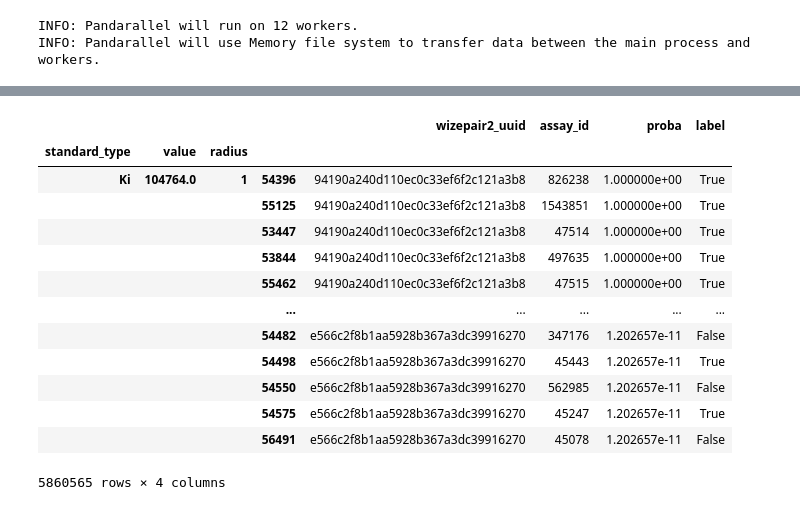
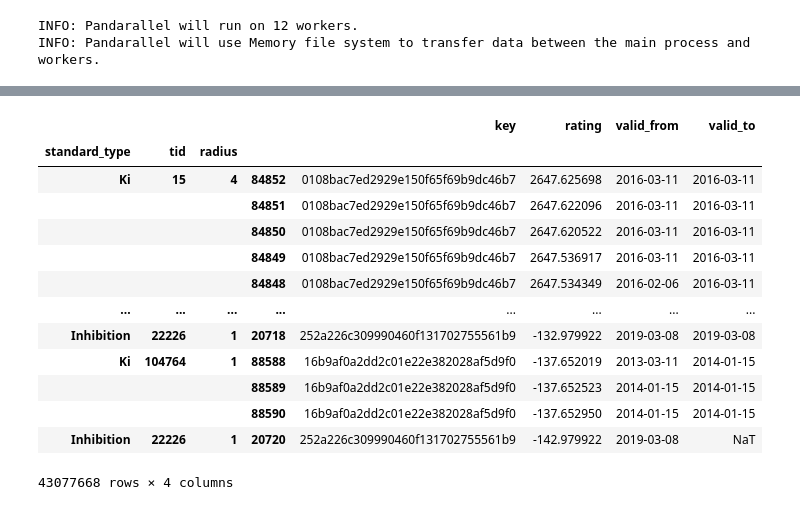
Before and after one commit to warner121/wizepair2, a Jupyter notebook: notebooks/skelo.ipynb, the cells around one changed output, grey strips where cells are left out. Saved outputs shown, nothing was run; the diff lists cells and outputs as text; code cells hidden in the pictures.

```diff
--- a/notebooks/skelo.ipynb
+++ b/notebooks/skelo.ipynb
@@ -41,7 +40,0 @@ pd.DataFrame(pd.concat([df.molregno_1, df.molregno_2]).unique()).reset_index()
-# %%
-s = pd.concat([df.molregno_1, df.molregno_2]).unique()
-np.random.shuffle(s)
-s = pd.Series(range(len(s)), index=s).rename('molregno_1_idx')
-df = df.join(s, on='molregno_1')
-s.rename('molregno_2_idx', inplace=True)
-df = df.join(s, on='molregno_2')
@@ -66,3 +40,0 @@ df_melt[df_melt.assay_id==df_melt.assay_id.sample(1).squeeze()]
-# %%
-df.drop(['tid_1', 'tid_2', 'tid_3', 'tid_4'], axis=1, inplace=True)
-df.drop_duplicates(inplace=True)
@@ -136,26 +63,0 @@ Name: mean_test_score, dtype: float64
-# %%
-def elo(df):
-
-    # create a table where winner / loser is defined
-    df_train = df[df.standard_change.isin(['increase', 'decrease'])].copy(deep=True)
-    if df_train.empty: return None
-    df_train['label'] = df_train.standard_change=='increase'
-
-    # use index as timeseries
-    df_train['timestamp'] = df_train[['molregno_1_idx', 'molregno_2_idx']].max(axis=1)
-    df_train.sort_values('timestamp', inplace=True)
-    df_train.reset_index(inplace=True)
-
-    # fit model
-    model = EloEstimator(
-        key1_field="fragment_md5_1",
-        key2_field="fragment_md5_2",
-        timestamp_field="timestamp",
-        initial_time=0,
-        default_k=60
-    ).fit(df_train, df_train.label)
-
-    # return proba
-    df_train['proba'] = model.transform(df_train, output_type='prob', strict_past_data=True)
-    try: return df_train[['wizepair2_uuid', 'assay_id', 'proba', 'label']]
-    except KeyError: return df_train[['wizepair2_uuid', 'proba', 'label']]
@@ -218,3 +113,3 @@ Name: mean_test_score, dtype: float64
 # %%
-df_merge_elo = df_merge.groupby(['standard_type', 'value', 'radius']).parallel_apply(elo)
+df_ratings = df.groupby(['standard_type', 'tid', 'radius']).parallel_apply(elo, return_ratings=True)
 # %% [output]
@@ -254,17 +117,17 @@ plt.legend()
 # %%
-df_merge_elo.sort_values('proba', ascending=False)
+df_ratings.sort_values('rating', ascending=False)
 # %% [output]
-|  |  |  |  | wizepair2_uuid | assay_id | proba | label |
-| standard_type | value | radius |  |  |  |  |  |
-| Ki | 104764.0 | 1 | 54396 | 94190a240d110ec0c33ef6f2c121a3b8 | 826238 | 1.000000e+00 | True |
-|  |  |  | 55125 | 94190a240d110ec0c33ef6f2c121a3b8 | 1543851 | 1.000000e+00 | True |
-|  |  |  | 53447 | 94190a240d110ec0c33ef6f2c121a3b8 | 47514 | 1.000000e+00 | True |
-|  |  |  | 53844 | 94190a240d110ec0c33ef6f2c121a3b8 | 497635 | 1.000000e+00 | True |
-|  |  |  | 55462 | 94190a240d110ec0c33ef6f2c121a3b8 | 47515 | 1.000000e+00 | True |
-|  |  |  | ... | ... | ... | ... | ... |
-|  |  |  | 54482 | e566c2f8b1aa5928b367a3dc39916270 | 347176 | 1.202657e-11 | False |
-|  |  |  | 54498 | e566c2f8b1aa5928b367a3dc39916270 | 45443 | 1.202657e-11 | True |
-|  |  |  | 54550 | e566c2f8b1aa5928b367a3dc39916270 | 562985 | 1.202657e-11 | False |
-|  |  |  | 54575 | e566c2f8b1aa5928b367a3dc39916270 | 45247 | 1.202657e-11 | True |
-|  |  |  | 56491 | e566c2f8b1aa5928b367a3dc39916270 | 45078 | 1.202657e-11 | False |
+|  |  |  |  | key | rating | valid_from | valid_to |
+| standard_type | tid | radius |  |  |  |  |  |
+| Ki | 15 | 4 | 84852 | 0108bac7ed2929e150f65f69b9dc46b7 | 2647.625698 | 2016-03-11 | 2016-03-11 |
+|  |  |  | 84851 | 0108bac7ed2929e150f65f69b9dc46b7 | 2647.622096 | 2016-03-11 | 2016-03-11 |
+|  |  |  | 84850 | 0108bac7ed2929e150f65f69b9dc46b7 | 2647.620522 | 2016-03-11 | 2016-03-11 |
+|  |  |  | 84849 | 0108bac7ed2929e150f65f69b9dc46b7 | 2647.536917 | 2016-03-11 | 2016-03-11 |
+|  |  |  | 84848 | 0108bac7ed2929e150f65f69b9dc46b7 | 2647.534349 | 2016-02-06 | 2016-03-11 |
+| ... | ... | ... | ... | ... | ... | ... | ... |
+| Inhibition | 22226 | 1 | 20718 | 252a226c309990460f131702755561b9 | -132.979922 | 2019-03-08 | 2019-03-08 |
+| Ki | 104764 | 1 | 88588 | 16b9af0a2dd2c01e22e382028af5d9f0 | -137.652019 | 2013-03-11 | 2014-01-15 |
+|  |  |  | 88589 | 16b9af0a2dd2c01e22e382028af5d9f0 | -137.652523 | 2014-01-15 | 2014-01-15 |
+|  |  |  | 88590 | 16b9af0a2dd2c01e22e382028af5d9f0 | -137.652950 | 2014-01-15 | 2014-01-15 |
+| Inhibition | 22226 | 1 | 20720 | 252a226c309990460f131702755561b9 | -142.979922 | 2019-03-08 | NaT |
-5860565 rows × 4 columns
+43077668 rows × 4 columns
```
Also changed, not shown: parts of 35 cells of this notebook, 1 other file.
